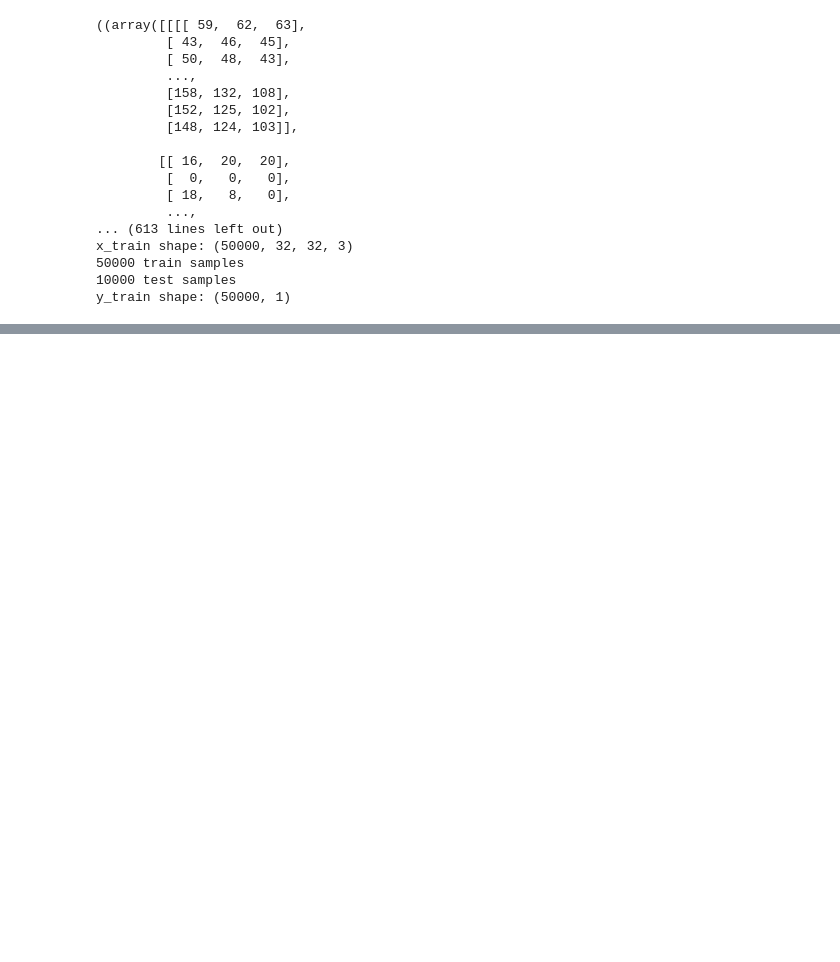
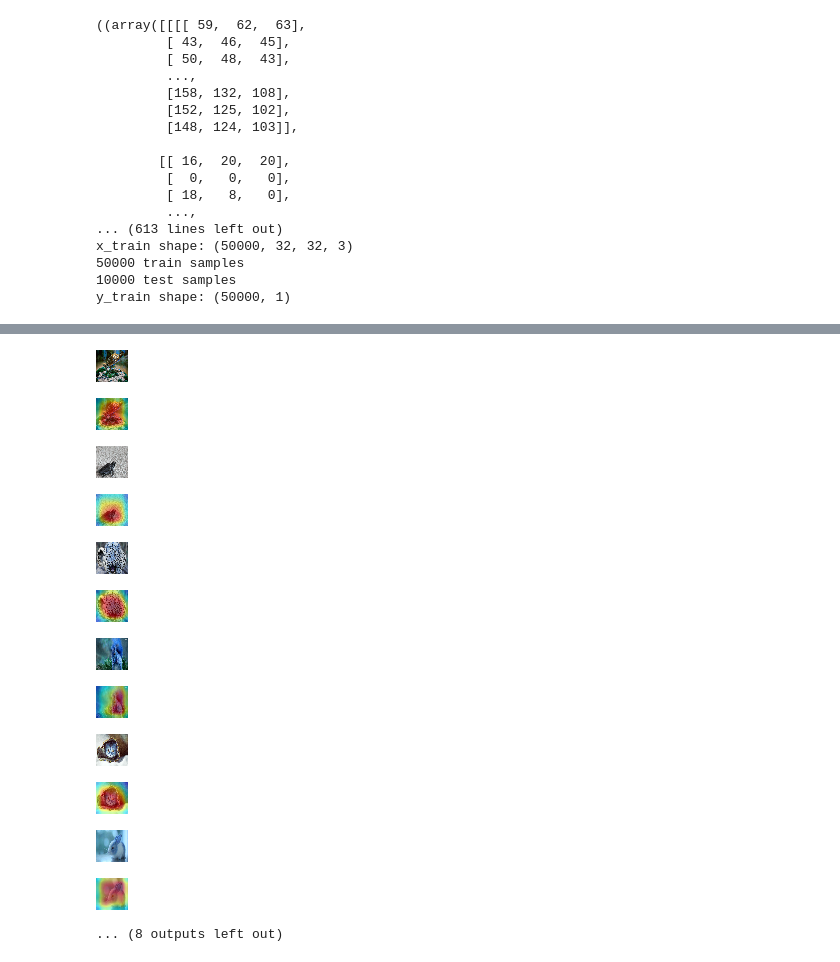
Before and after one commit to pandian-ra/mlble_session2_assignment, a Jupyter notebook: EIP4_Assignment4B_Final.ipynb, the cells around one changed output, grey strips where cells are left out. Saved outputs shown, nothing was run; the diff lists cells and outputs as text; code cells hidden in the pictures; blank space fills up the shorter version.

```diff
--- a/EIP4_Assignment4B_Final.ipynb
+++ b/EIP4_Assignment4B_Final.ipynb
@@ -527,0 +543,13 @@ IndentationError: ignored
+# %%
+img1 = GradCam("http://style24x7.com/wp-content/uploads/2019/10/Baby-Turtle-Wallpapers-Background-HD-Image-1.jpg")
+img2 = GradCam("http://style24x7.com/wp-content/uploads/2019/10/Baby-Turtle-Wallpapers-Background-HD-Image-45.jpg")
+img3 = GradCam("http://style24x7.com/wp-content/uploads/2019/10/Baby-Turtle-Wallpapers-Background-HD-Image-13.jpg")
+img4 = GradCam("http://style24x7.com/wp-content/uploads/2019/10/Baby-Turtle-Wallpapers-Background-HD-Image-12.jpg")
+img5 = GradCam("https://wallpaperaccess.com/full/30909.jpg")
+img6 = GradCam("http://getwallpapers.com/wallpaper/full/3/1/8/645044.jpg")
+img7 = GradCam("https://www.availableideas.com/wp-content/uploads/2016/02/Animal-iPhone-wallpaper.jpg")
+img8 = GradCam("http://getwallpapers.com/wallpaper/full/e/6/3/593404.jpg")
+img9 = GradCam("http://www.hdnicewallpapers.com/Walls/Big/Dog/Cute_Dog_Animal_in_Garden_HD_Wallpapers.jpg")
+img10 = GradCam("https://encrypted-tbn0.gstatic.com/images?q=tbn:ANd9GcQ0guKcT8Oe3GD9VSRYUpYzlrvme17hlM0Cad5fNzq4ARQ8bqGl&s")
+
+img = [img1, img2, img3, img4, img5, img6, img7, img8, img9, img10]
@@ -527,0 +574,19 @@ IndentationError: ignored
+# %%
+for i in img:
+    cv2_imshow(i[0])
+    cv2_imshow(i[1])
+    print("\n")
+# %% [output]
+[figure, added]
+[figure, added]
+[figure, added]
+[figure, added]
+[figure, added]
+[figure, added]
+[figure, added]
+[figure, added]
+[figure, added]
+[figure, added]
+[figure, added]
+[figure, added]
+... (8 outputs left out)
```
Also changed, not shown: parts of 8 cells of this notebook.
